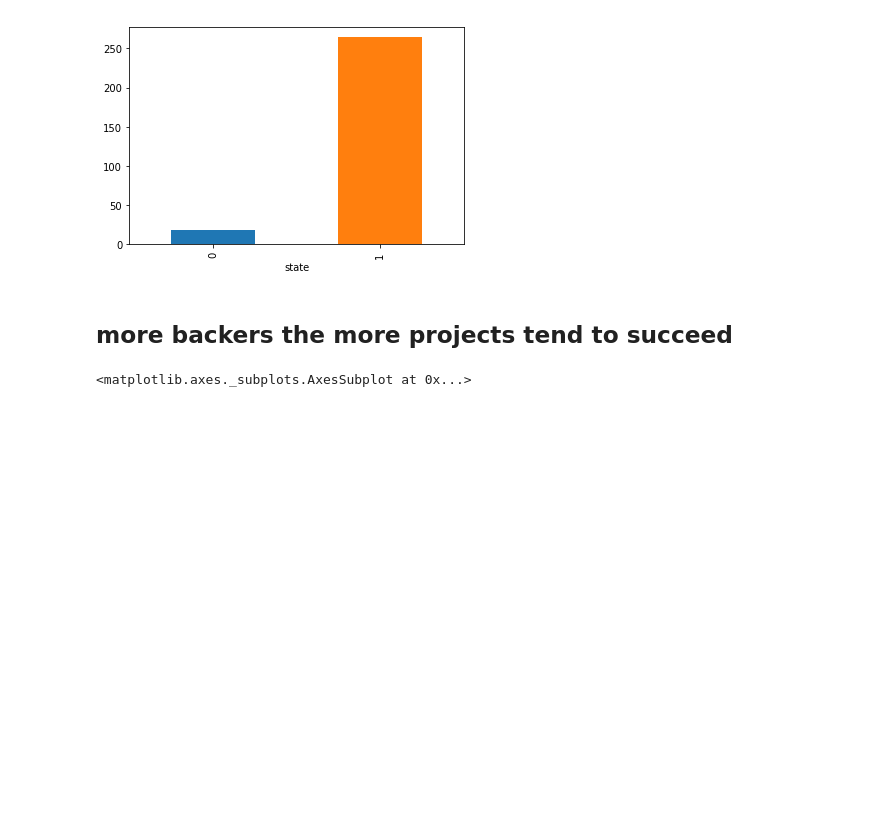
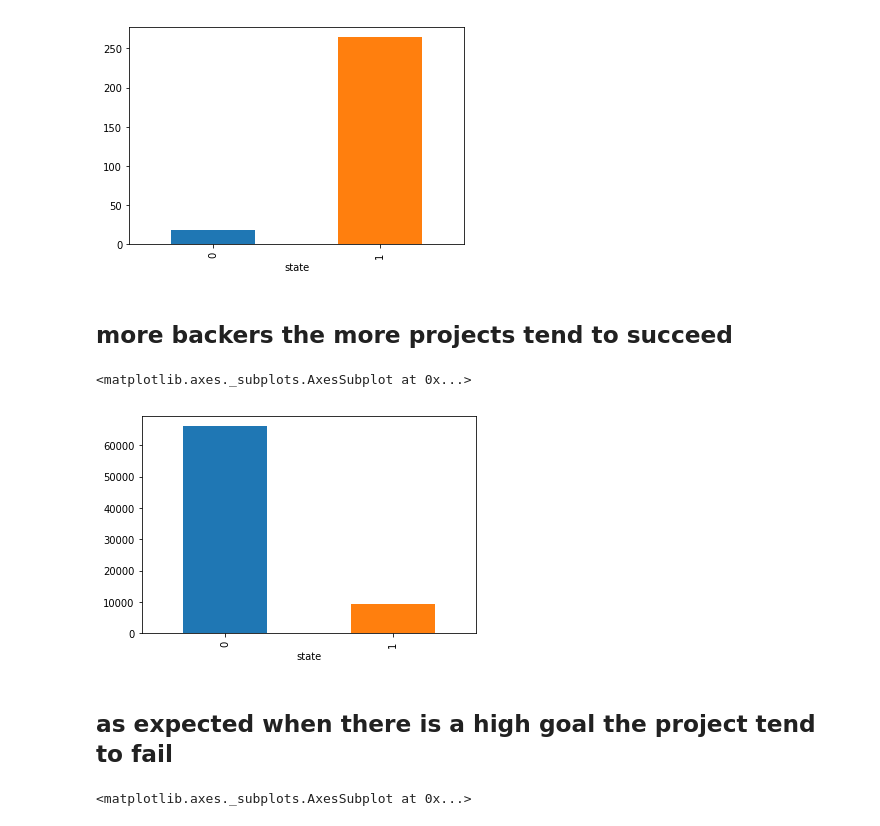
Before and after one commit to ZeadAlkhonein/Kickstarter, a Jupyter notebook: Kickstarter.ipynb, the cells around one changed output. Drawn from its saved outputs; the diff is of its cells as text; code cells hidden in the pictures; blank space fills up the shorter version.

```diff
--- a/Kickstarter.ipynb
+++ b/Kickstarter.ipynb
@@ -474,6 +468,13 @@ df.groupby('state').mean()['backers'].plot('bar');
 [figure]
 # %% [markdown]
 ## more backers the more projects tend to succeed
+# %%
+df.groupby('state').mean()['usd_goal_real'].plot('bar')
+# %% [output]
+<matplotlib.axes._subplots.AxesSubplot at 0x...>
+[figure, added]
+# %% [markdown]
+## as expected when there is a high goal the project tend to fail
 # %%
 df.groupby('main_category').mean()['state'].sort_values().plot('barh')
 # %% [output]
```
Also changed, not shown: parts of 11 cells of this notebook.
